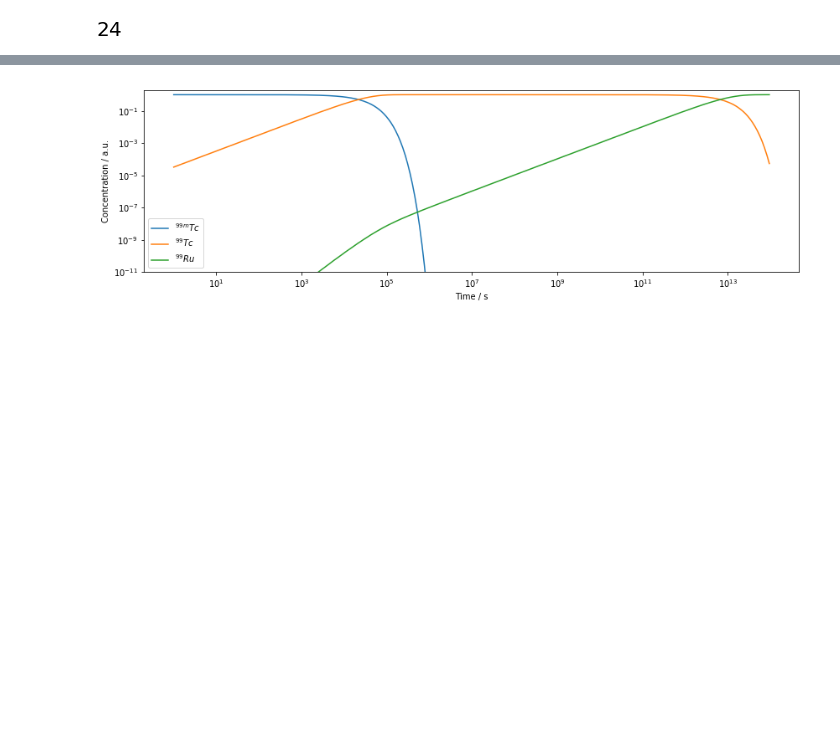
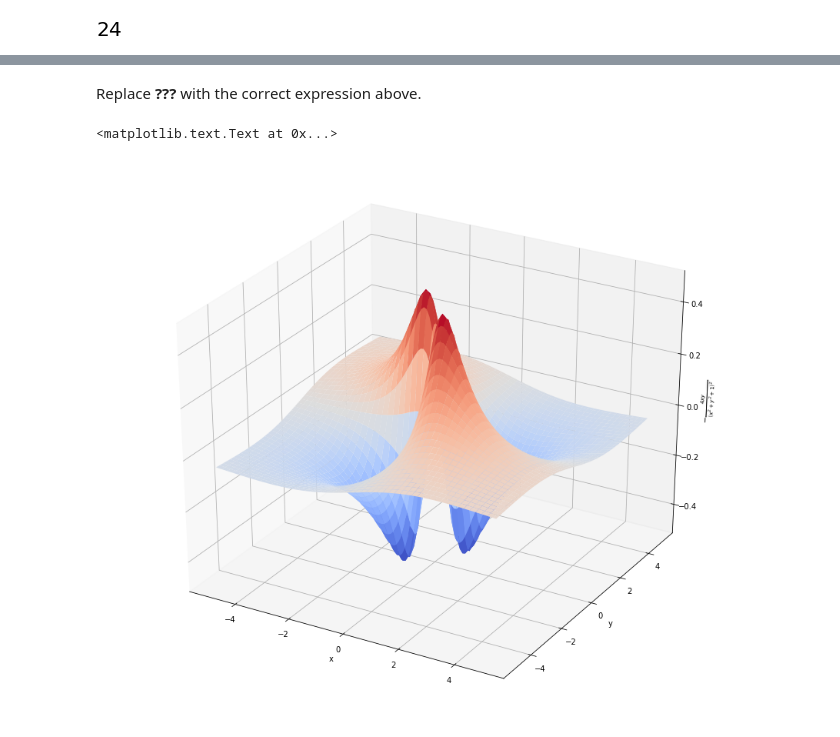
Before and after one commit to sympy/scipy-2017-codegen-tutorial, a Jupyter notebook: notebooks/22-lambdify.ipynb, the cells around one changed output, grey strips where cells are left out. Saved outputs shown, nothing was run; the diff lists cells and outputs as text; code cells hidden in the pictures; blank space fills up the shorter version.

```diff
--- a/notebooks/22-lambdify.ipynb
+++ b/notebooks/22-lambdify.ipynb
@@ -127,3 +86,6 @@ tout = np.logspace(0, log10(3e6*year_s), 500)  # 1 s to 3 million years
+# %%
+xplot = np.outer(np.linspace(-5, 5, 100), np.ones(100))
+yplot = xplot.T
 # %%
 %load_ext scipy2017codegen.exercise
 # %% [markdown]
@@ -135,11 +93,7 @@ yout = f(tout, 3.2e-5, 1.04e-13, 1, 0, 0)
-# %%
-import matplotlib.pyplot as plt
-%matplotlib inline
-fig, ax = plt.subplots(1, 1, figsize=(14, 4))
-ax.loglog(tout.reshape((tout.size, 1)), np.array(yout).T)
-ax.legend(['$^{99m}Tc$', '$^{99}Tc$', '$^{99}Ru$'])
-ax.set_xlabel('Time / s')
-ax.set_ylabel('Concentration / a.u.')
-_ = ax.set_ylim([1e-11, 2])
-# %% [output]
-[figure, removed]
+# %%
+# %exercise exercise_lambdify_expr.py
+d2fdxdy = expr.diff(x, y)  # EXERCISE: x, y
+func = sym.lambdify([x, y], d2fdxdy)  # EXERCISE: lambdify
+zplot = func(xplot, yplot)
+# %% [markdown]
+Replace **???** with the correct expression above.
@@ -145,0 +104,10 @@ _ = ax.set_ylim([1e-11, 2])
+# %%
+fig = plt.figure(figsize=(15, 13))
+ax = plt.axes(projection='3d')
+ax.plot_surface(xplot, yplot, zplot, cmap=plt.cm.coolwarm)
+ax.set_xlabel('x')
+ax.set_ylabel('y')
+ax.set_zlabel('$%s$' % sym.latex(d2fdxdy))
+# %% [output]
+<matplotlib.text.Text at 0x...>
+[figure, added]
```
Also changed, not shown: parts of 22 cells of this notebook, 51 other files.
